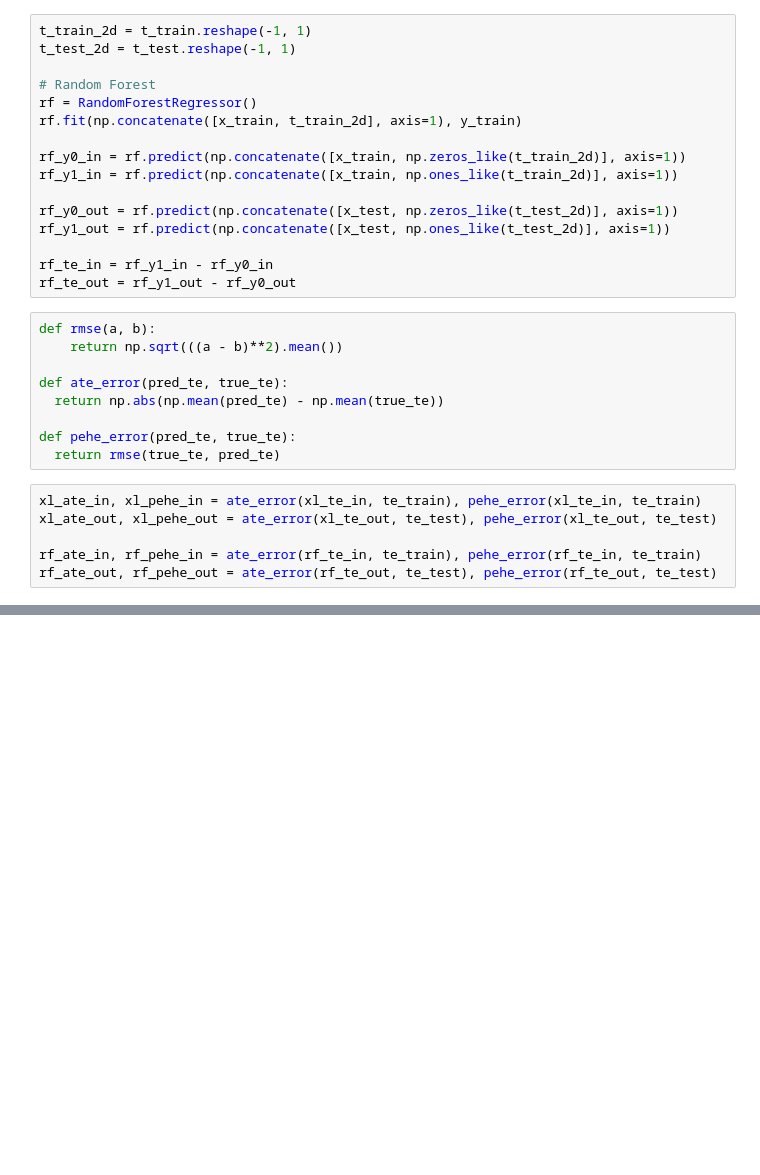
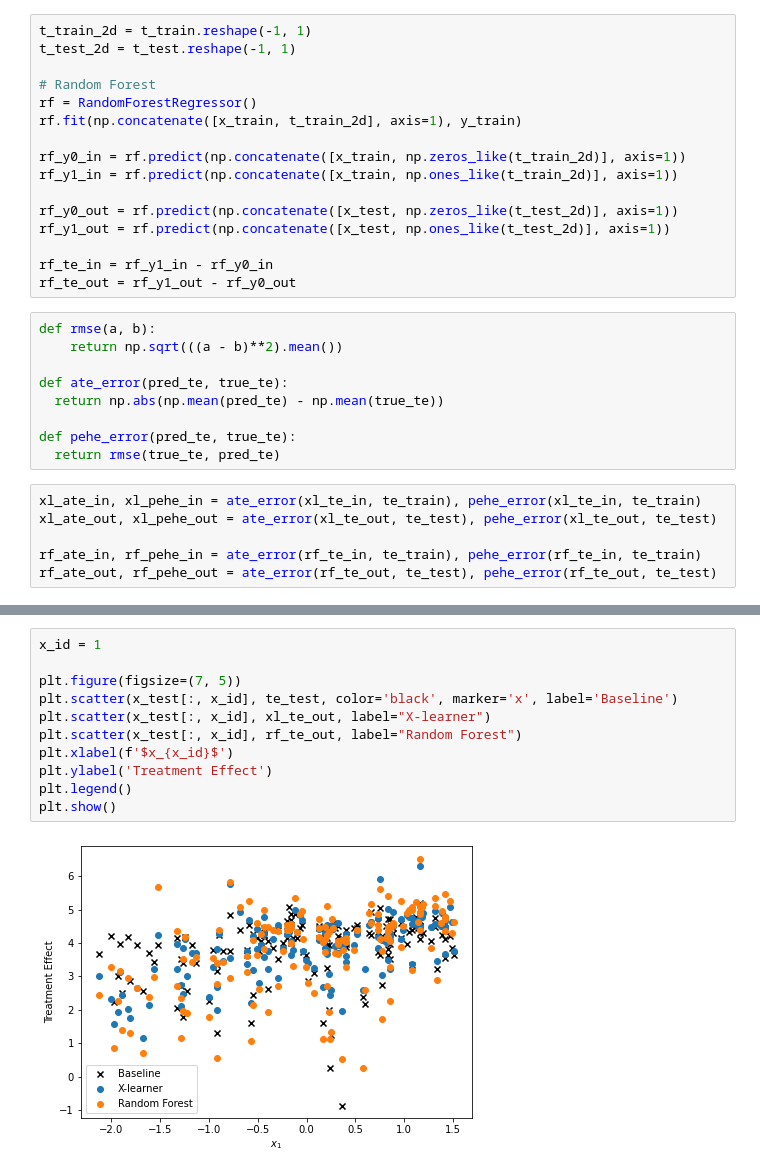
Before and after one commit to dmachlanski/ncrm-causality-2021, a Jupyter notebook: Day_2_CI_in_practice.ipynb, the cells around one changed output, grey strips where cells are left out. Drawn from its saved outputs; the diff is of its cells as text; blank space fills up the shorter version.

```diff
--- a/Day_2_CI_in_practice.ipynb
+++ b/Day_2_CI_in_practice.ipynb
@@ -84,0 +129,13 @@ df
+# %%
+x_id = 1
+
+plt.figure(figsize=(7, 5))
+plt.scatter(x_test[:, x_id], te_test, color='black', marker='x', label='Baseline')
+plt.scatter(x_test[:, x_id], xl_te_out, label="X-learner")
+plt.scatter(x_test[:, x_id], rf_te_out, label="Random Forest")
+plt.xlabel(f'$x_{x_id}$')
+plt.ylabel('Treatment Effect')
+plt.legend()
+plt.show()
+# %% [output]
+[figure, added]
```
Also changed, not shown: parts of 8 cells of this notebook.
